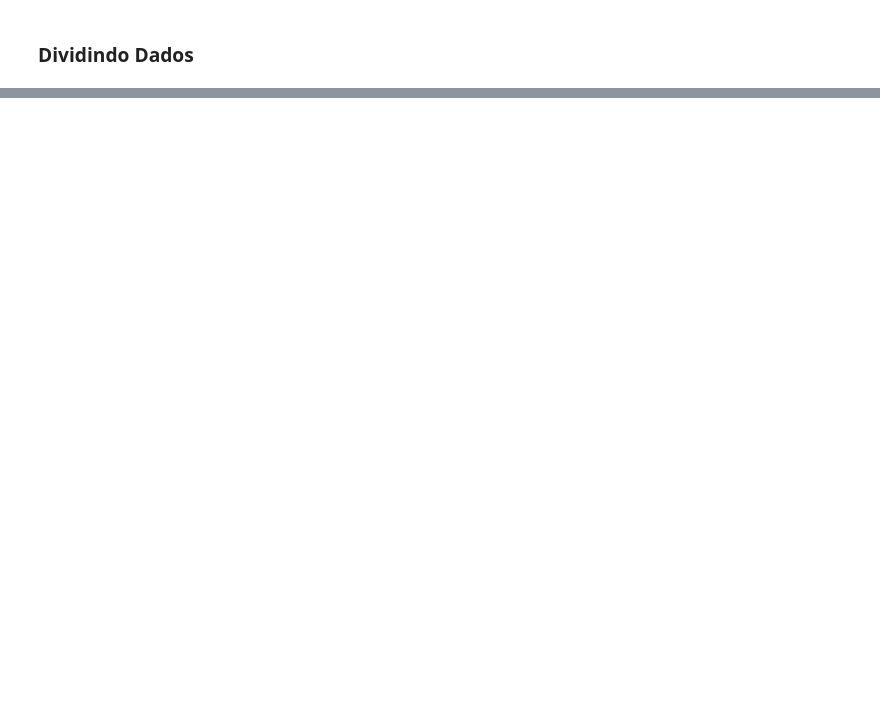
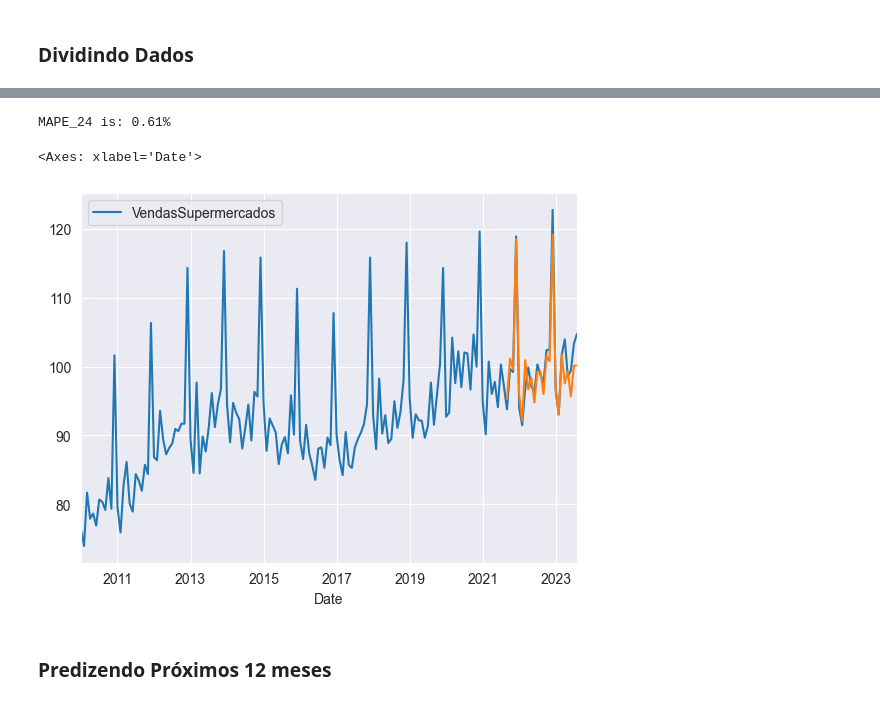
Before and after one commit to lspraciano/timeSeriesChallengeDez23, a Jupyter notebook: supermarket.ipynb, the cells around one changed output, grey strips where cells are left out. Drawn from its saved outputs; the diff is of its cells as text; code cells hidden in the pictures; blank space fills up the shorter version.

```diff
--- a/supermarket.ipynb
+++ b/supermarket.ipynb
@@ -698,0 +752,9 @@ MAPE is: 4.22%
+# %%
+arima_model_24: ARIMA = auto_arima(
+    df_train_24["VendasSupermercados"],
+    trace=True,
+    stepwise=False,
+    seasonal=True,
+    approxomation=False,
+    m=12
+)
@@ -698,0 +803,5 @@ MAPE is: 4.22%
+# %%
+predict_24: pd.Series = arima_model_24.predict(
+    n_periods=len(df_test_24["VendasSupermercados"])
+)
+predict_24
@@ -698,0 +826,17 @@ MAPE is: 4.22%
+# %%
+mean_absolute_percentage_error_24: float = calculate_mean_absolute_percentage_error(
+    y_true=df_test_24["VendasSupermercados"],
+    y_pred=predict_24
+)
+
+print(f"MAPE_24 is: {round(mean_absolute_percentage_error_24, 2)}%")
+# %% [output]
+MAPE_24 is: 0.61%
+# %%
+df_sales.plot()
+(predict_24**3).plot()
+# %% [output]
+<Axes: xlabel='Date'>
+[figure, added]
+# %% [markdown]
+### Predizendo Próximos 12 meses
```
Also changed, not shown: parts of 24 cells of this notebook.
